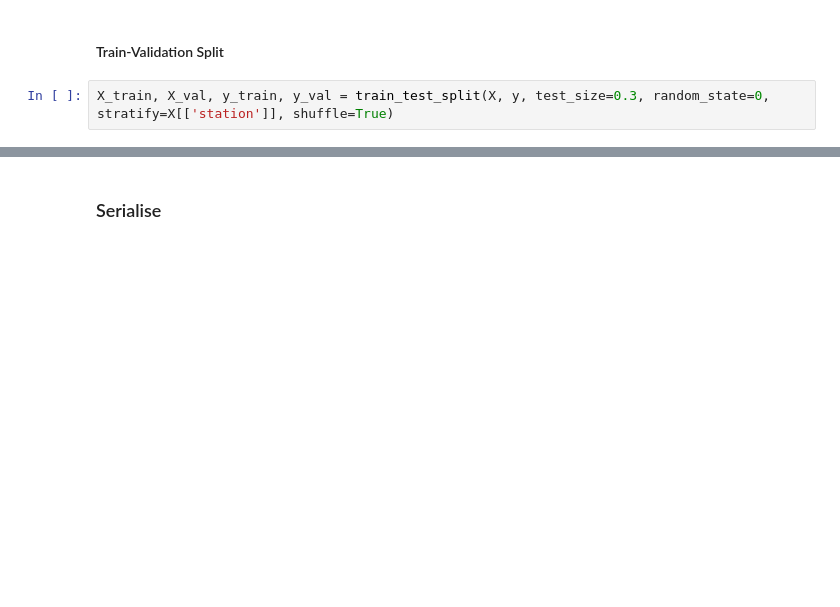
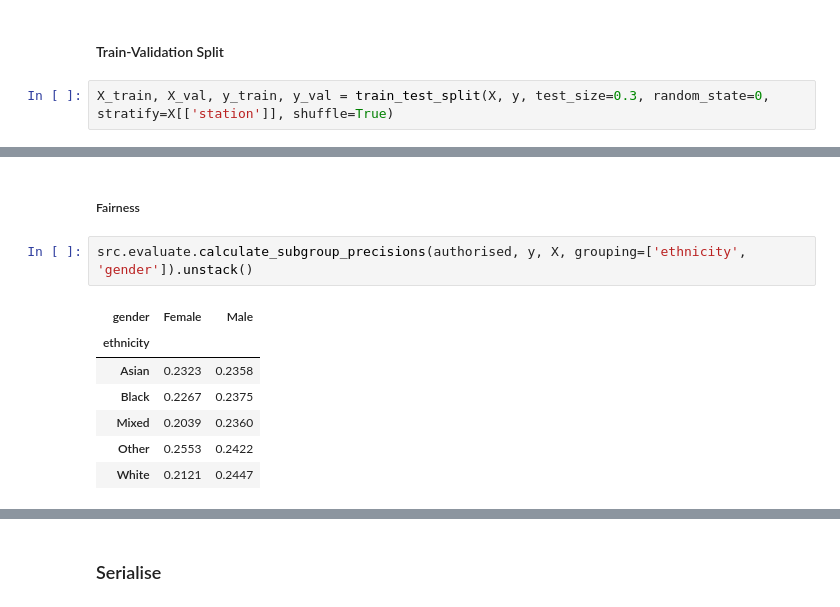
Before and after one commit to felixbrunner/capstone, a Jupyter notebook: notebooks/03_modelling.ipynb, the cells around one changed output, grey strips where cells are left out. Drawn from its saved outputs; the diff is of its cells as text; blank space fills up the shorter version.

```diff
--- a/notebooks/03_modelling.ipynb
+++ b/notebooks/03_modelling.ipynb
@@ -765,0 +452,12 @@ classification_report(y, authorised, output_dict=True)
+# %% [markdown]
+##### Fairness
+# %%
+src.evaluate.calculate_subgroup_precisions(authorised, y, X, grouping=['ethnicity', 'gender']).unstack()
+# %% [output]
+| gender | Female | Male |
+| ethnicity |  |  |
+| Asian | 0.2323 | 0.2358 |
+| Black | 0.2267 | 0.2375 |
+| Mixed | 0.2039 | 0.2360 |
+| Other | 0.2553 | 0.2422 |
+| White | 0.2121 | 0.2447 |
```
Also changed, not shown: parts of 80 cells of this notebook, 10 other files.
